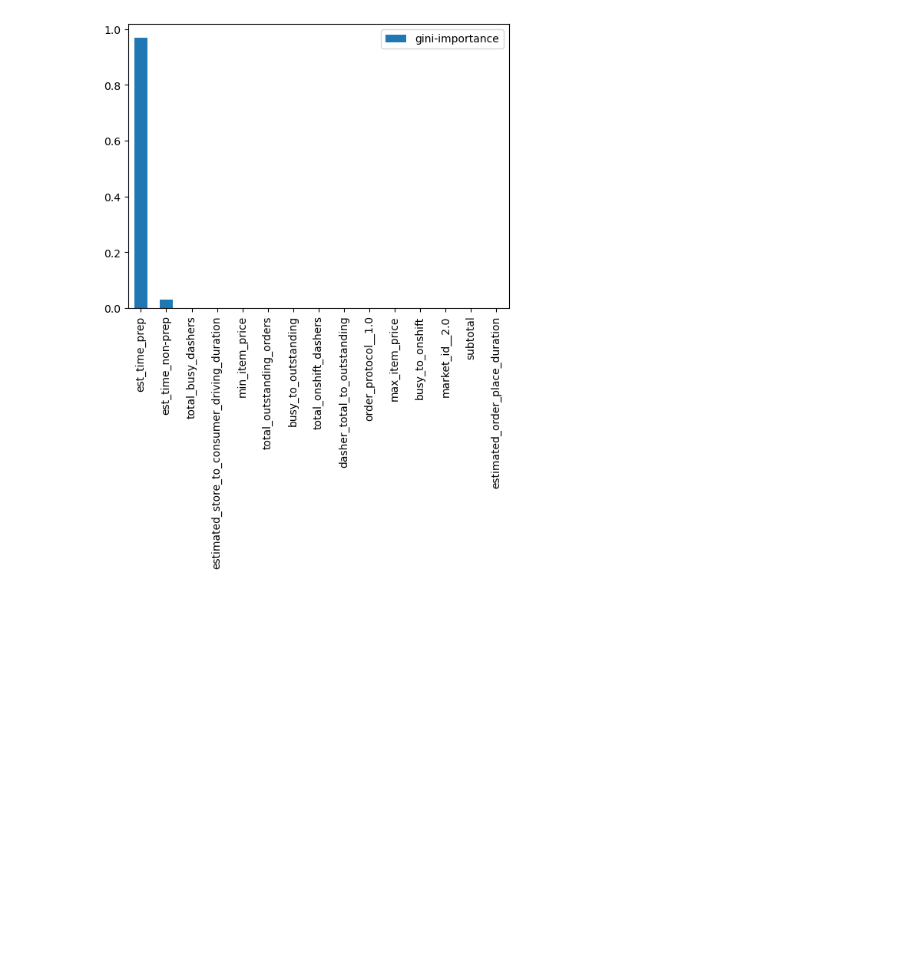
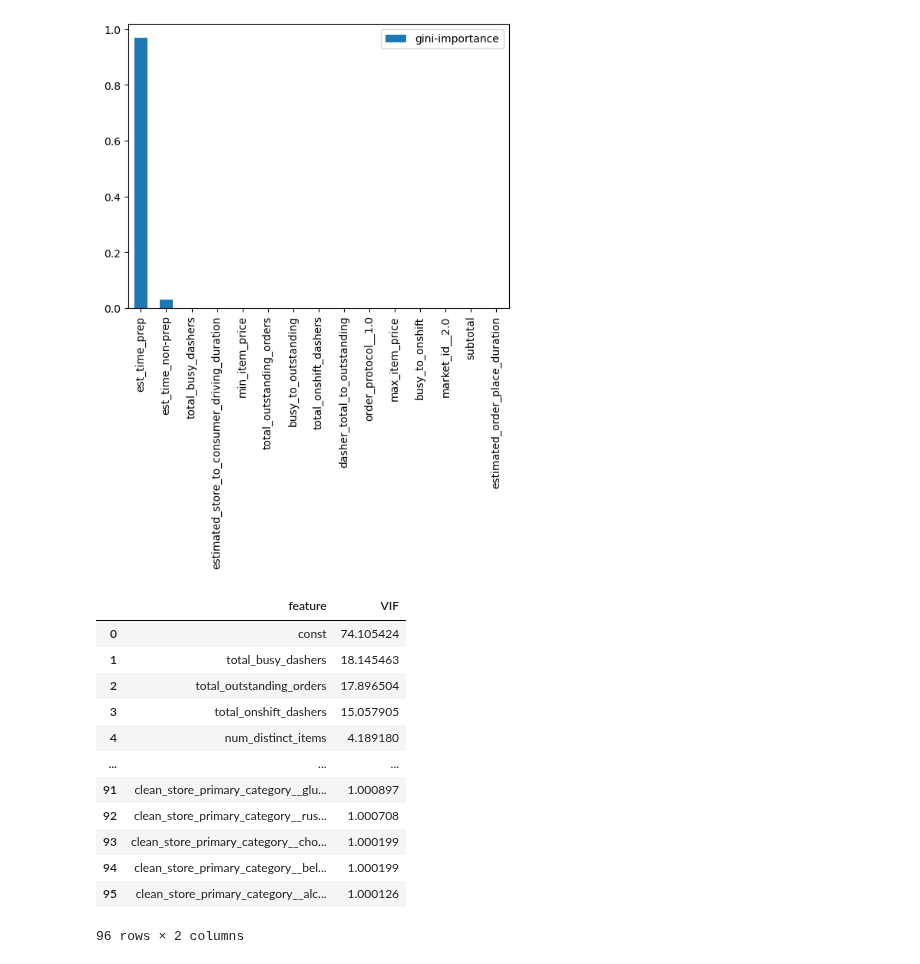
Before and after one commit to Tanag3r/stratascratch_projects, a Jupyter notebook: doordash_delivery_est/doordash_est.ipynb, the cells around one changed output. Saved outputs shown, nothing was run; the diff lists cells and outputs as text; code cells hidden in the pictures; blank space fills up the shorter version.

```diff
--- a/doordash_delivery_est/doordash_est.ipynb
+++ b/doordash_delivery_est/doordash_est.ipynb
@@ -261,0 +289,16 @@ importances.sort_values(by='gini-importance',ascending=False).head(15).plot(kind
+# %%
+VIF_features
+# %% [output]
+|  | feature | VIF |
+| 0 | const | 74.105424 |
+| 1 | total_busy_dashers | 18.145463 |
+| 2 | total_outstanding_orders | 17.896504 |
+| 3 | total_onshift_dashers | 15.057905 |
+| 4 | num_distinct_items | 4.189180 |
+| ... | ... | ... |
+| 91 | clean_store_primary_category__glu... | 1.000897 |
+| 92 | clean_store_primary_category__rus... | 1.000708 |
+| 93 | clean_store_primary_category__cho... | 1.000199 |
+| 94 | clean_store_primary_category__bel... | 1.000199 |
+| 95 | clean_store_primary_category__alc... | 1.000126 |
+96 rows × 2 columns
```
Also changed, not shown: parts of 7 cells of this notebook.
